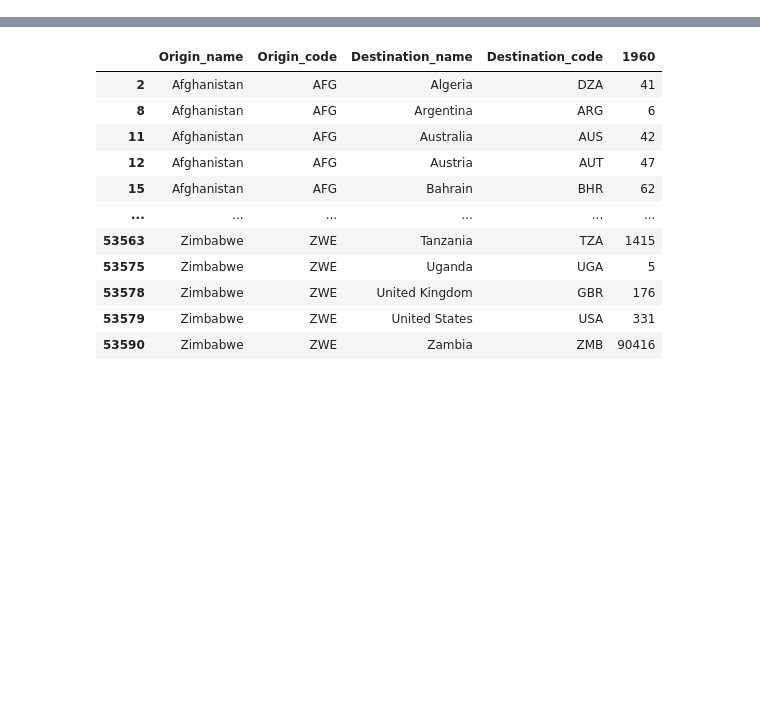
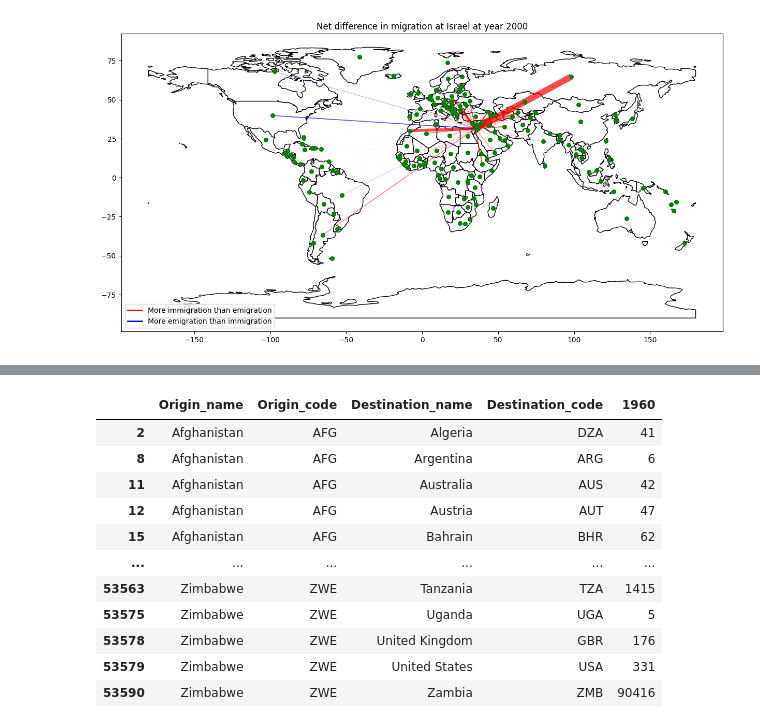
Before and after one commit to moonish1211/human_migration, a Jupyter notebook: graph_visualization.ipynb, the cells around one changed output, grey strips where cells are left out. Saved outputs shown, nothing was run; the diff lists cells and outputs as text; code cells hidden in the pictures; blank space fills up the shorter version.

```diff
--- a/graph_visualization.ipynb
+++ b/graph_visualization.ipynb
@@ -9,0 +42,5 @@ from shapely.geometry import Point
+# %%
+both_gender_bothway = both_gender.merge(both_gender, left_on = 'Destination_code', right_on = 'Origin_code')
+both_gender_bothway = both_gender_bothway[both_gender_bothway['Origin_code_x'] == both_gender_bothway['Destination_code_y']]
+both_gender_bothway = both_gender_bothway[both_gender_bothway['Origin_code_x'] != both_gender_bothway['Origin_code_y']]
+both_gender_bothway
@@ -9,0 +61,4 @@ from shapely.geometry import Point
+# %%
+both_gender_bothway = both_gender_bothway[['Origin_name_x', 'Origin_code_x', 'Destination_name_x', 'Destination_code_x', 'Destination_name_y', 'Destination_code_y', '1960_x', '1970_x', '1980_x', '1990_x', '2000_x', '1960_y', '1970_y', '1980_y', '1990_y', '2000_y' ]]
+both_gender_bothway.columns = ['Country_interest', 'Country_interest_code', 'Intermediate_country', 'Intermediate_country_code', 'Destination_name_y', 'Destination_code_y', '1960_leave', '1970_leave', '1980_leave', '1990_leave', '2000_leave', '1960_into', '1970_into', '1980_into', '1990_into', '2000_into' ]
+both_gender_bothway
@@ -9,0 +95,8 @@ from shapely.geometry import Point
+# %%
+## Create the distnace column  (peopel coming in - people leaving coutry of interest)
+both_gender_bothway['1960_difference'] = both_gender_bothway['1960_into'].sub(both_gender_bothway['1960_leave'], fill_value=0)
+both_gender_bothway['1970_difference'] = both_gender_bothway['1970_into'] - both_gender_bothway['1970_leave']
+both_gender_bothway['1980_difference'] = both_gender_bothway['1980_into'] - both_gender_bothway['1980_leave']
+both_gender_bothway['1990_difference'] = both_gender_bothway['1990_into'] - both_gender_bothway['1990_leave']
+both_gender_bothway['2000_difference'] = both_gender_bothway['2000_into'] - both_gender_bothway['2000_leave']
+both_gender_bothway
@@ -9,0 +134,3 @@ from shapely.geometry import Point
+# %%
+USA_df = both_gender_bothway[both_gender_bothway['Country_interest_code'] == 'USA']
+USA_df
@@ -9,0 +470,4 @@ from shapely.geometry import Point
+# %%
+visualize_map(both_gender_bothway, 'ISR', 'Israel', '2000_difference')
+# %% [output]
+[figure, added]
```
Also changed, not shown: parts of 21 cells of this notebook, 1 other file.
